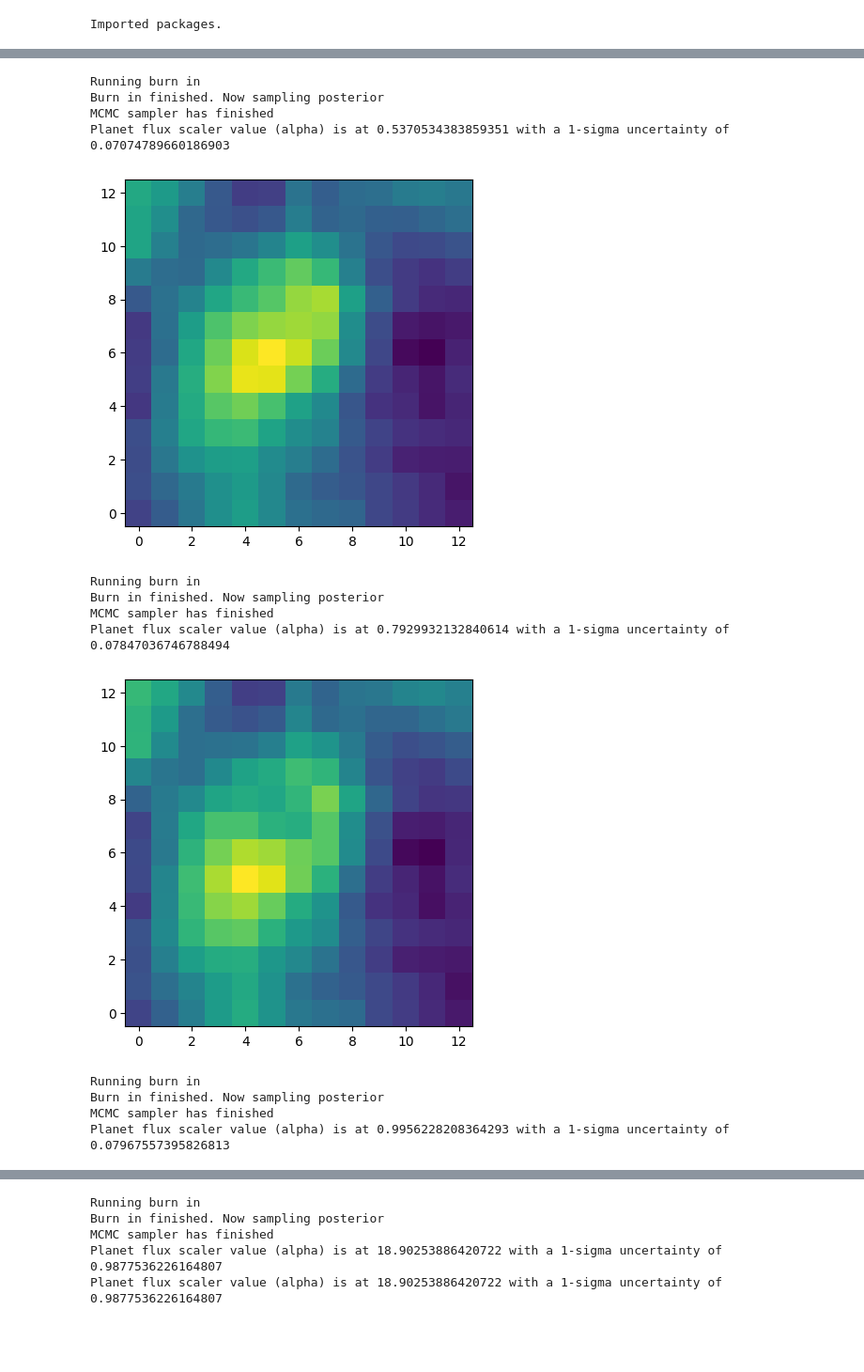
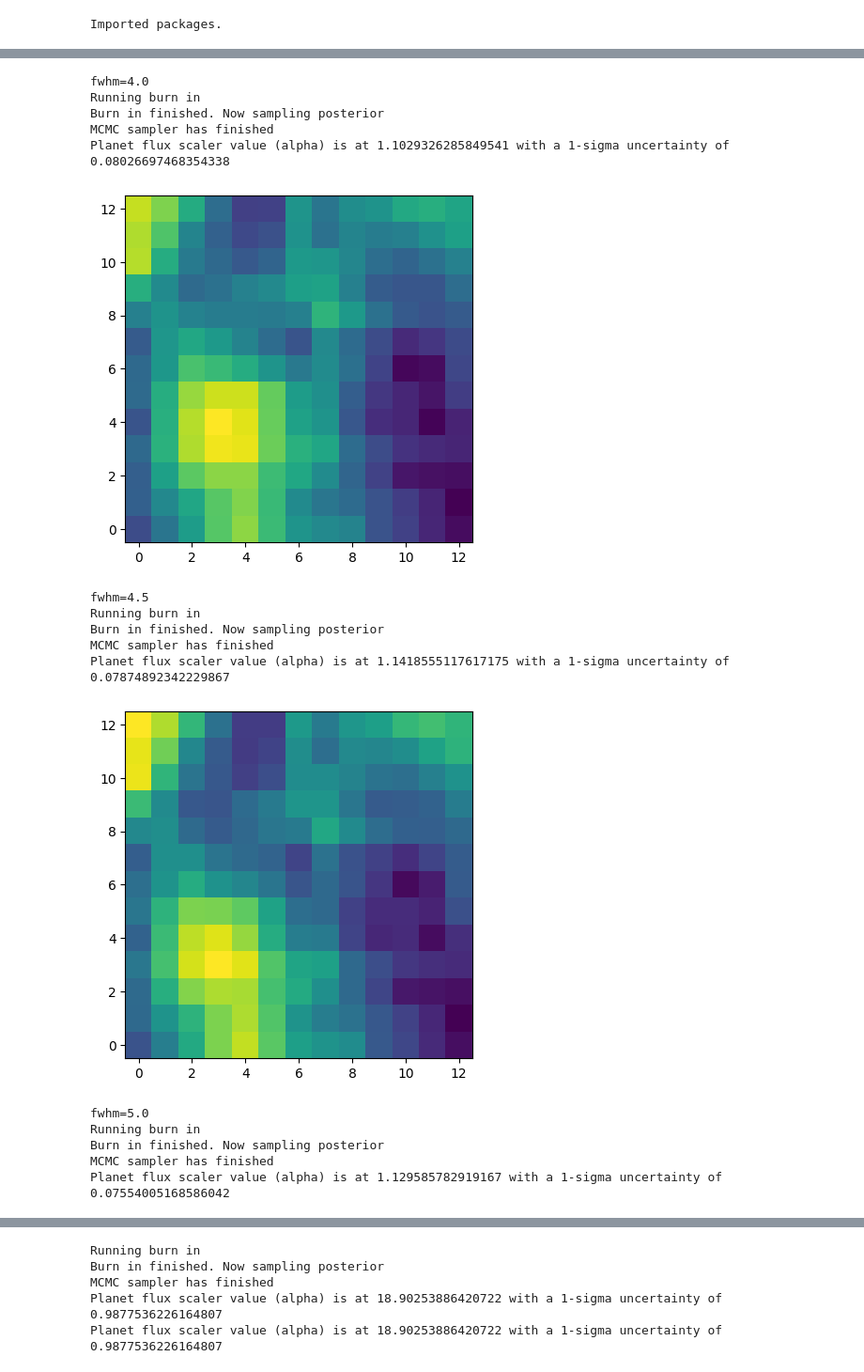
Before and after one commit to benlchang/HD47127-b-ADI, a Jupyter notebook: HD47127_ADI.ipynb, the cells around one changed output, grey strips where cells are left out. Shown at 94% size. Saved outputs shown, nothing was run; the diff lists cells and outputs as text; code cells hidden in the pictures; blank space fills up the shorter version.

```diff
--- a/HD47127_ADI.ipynb
+++ b/HD47127_ADI.ipynb
@@ -41,6 +41,7 @@ Imported packages.
 conv = 2*math.sqrt(2*math.log(2))
 # print(math.log(2))
 
+data_imgs = {}
 residual_imgs = {}
 
 univ_fwhms = {
@@ -371,25 +372,29 @@ def extract_residuals(fit):
 
 
 ##   USE THIS PLS
-def test_fwhm_plot_residuals(band, lo, hi, inc, cleaned=False):
+def test_fwhm_plot_residuals(band, lo, hi, inc, make=False, cleaned=False):
     fwhms = []
     residuals = []
 
+    data_images = []
     residual_images = []
 
     cy, cx = resid_ctrs[band]
 
     for fwhm in np.arange(lo, hi, inc):
         fwhms.append(fwhm)
+        print(f'fwhm={fwhm}')
 
         # uncomment if images aren't already generated
-        gaussian = makeGaussian(size=15, amplitude=30, fwhm=fwhm)
-        gaussian_base_signal = np.matrix.sum(np.matrix(gaussian))
-        # forwardmodel(band, gaussian=gaussian, fwhm=fwhm, cleaned=cleaned, patch=True)
+        if make:
+            gaussian = makeGaussian(size=15, amplitude=30, fwhm=fwhm)
+            gaussian_base_signal = np.matrix.sum(np.matrix(gaussian))
+            forwardmodel(band, gaussian=gaussian, fwhm=fwhm, cleaned=cleaned, patch=True)
 
         fit = processFMObject(band, fwhm, cleaned=cleaned)
 
         residual_img = extract_residuals(fit)
+        data_img = fit.data_stamp
         M, N = len(residual_img), len(residual_img[0])
         for i in range(M):
             for j in range(N):
@@ -397,12 +402,13 @@ def test_fwhm_plot_residuals(band, lo, hi, inc, cleaned=False):
 
         residual_sum = np.matrix.sum(np.matrix(residual_img[cy-3:cy+3+1,cx-3:cx+3+1]))
         residuals.append(residual_sum)
+        data_images.append(data_img)
         residual_images.append(residual_img)
 
     plt.plot(fwhms, residuals)
     plt.savefig(f"residual_plots/{band}_residuals.pdf")
 
-    return residual_images
+    return residual_images, data_images
 
 
 
@@ -495,9 +501,9 @@ def patch_bad_pixels(band, cleaned=True):
 # band = '12_CH4short'
 # patch_bad_pixels(band, cleaned=True)
 # %%
-band = "02_H"
-gaussian = makeGaussian(size=15, amplitude=30, fwhm=univ_fwhms[band])
+band = "12_Kshort"
+gaussian = makeGaussian(size=15, amplitude=30, fwhm=2.5)
 gaussian_base_signal = np.matrix.sum(np.matrix(gaussian))
-forwardmodel(band, gaussian=gaussian, fwhm=univ_fwhms[band], cleaned=True, patch=True)
+forwardmodel(band, gaussian=gaussian, fwhm=2.5, cleaned=False, patch=True)
 # patch_bad_pixels(band, cleaned=True)
 # %% [output]
@@ -529,9 +527,9 @@ bands = [
 
 for band in bands:
     if band == "02_H":
-        residual_imgs[band] = test_fwhm_plot_residuals(band, 2.5, 6.5, 0.5, cleaned=True)
+        residual_imgs[band], data_imgs[band] = test_fwhm_plot_residuals(band, 2.5, 6.5, 0.5, make=False, cleaned=True)
     else:
-        residual_imgs[band] = test_fwhm_plot_residuals(band, 2.5, 8.0, 0.5, cleaned=False)
+        residual_imgs[band], data_imgs[band] = test_fwhm_plot_residuals(band, 4.0, 8.0, 0.5, make=False, cleaned=False)
 
 
 # band = '12_CH4short'
@@ -571,38 +569,41 @@ for band in bands:
 #     #fits.writeto('gaussian_psf.fits', gaussian, overwrite=True)
 #     gaussian_base_signal = np.matrix.sum(np.matrix(gaussian))
 #     forwardmodel(flist, gaussian=gaussian, fwhm=val)
 
 
 #ADI_getImages(flist, 1024, 1024)
     #2023_12_H a=30 fwhm=5
     #2023_12_J a=60 fwhm=4
     #2023_12_CH4short a=60 fwhm=4
     #2023_12_Kshort a=25 fwhm=5
     #2023_02_H a=125 fwhm=4
 
 #flist_adi, cen = ADI_NIRC2(flist)
 #diskForwardmodel(flist, psflist)
 #forwardmodel(flist, psflist)
 #ADI_getImages(flist, 1024, 1024)
 #ADI_NIRC2(flist)
 #cADI_NIRC2(flist)
 # forwardmodel(flist, gaussian=gaussian)
 #flist_adi, cen = ADI_NIRC2(flist)
 #input_planet_fluxes, seps, wcs = injectFakePlanets(flist, 179300000)
 
 #2d plot centers
 # %% [output]
+fwhm=4.0
 Running burn in
 Burn in finished. Now sampling posterior
 MCMC sampler has finished
-Planet flux scaler value (alpha) is at 0.5370534383859351 with a 1-sigma uncertainty of 0.07074789660186903
+Planet flux scaler value (alpha) is at 1.1029326285849541 with a 1-sigma uncertainty of 0.08026697468354338
-[figure, old version]
+[figure, new version]
+fwhm=4.5
 Running burn in
 Burn in finished. Now sampling posterior
 MCMC sampler has finished
-Planet flux scaler value (alpha) is at 0.7929932132840614 with a 1-sigma uncertainty of 0.07847036746788494
+Planet flux scaler value (alpha) is at 1.1418555117617175 with a 1-sigma uncertainty of 0.07874892342229867
-[figure, old version]
+[figure, new version]
+fwhm=5.0
 Running burn in
 Burn in finished. Now sampling posterior
 MCMC sampler has finished
-Planet flux scaler value (alpha) is at 0.9956228208364293 with a 1-sigma uncertainty of 0.07967557395826813
+Planet flux scaler value (alpha) is at 1.129585782919167 with a 1-sigma uncertainty of 0.07554005168586042
```
Also changed, not shown: parts of 7 cells of this notebook.
